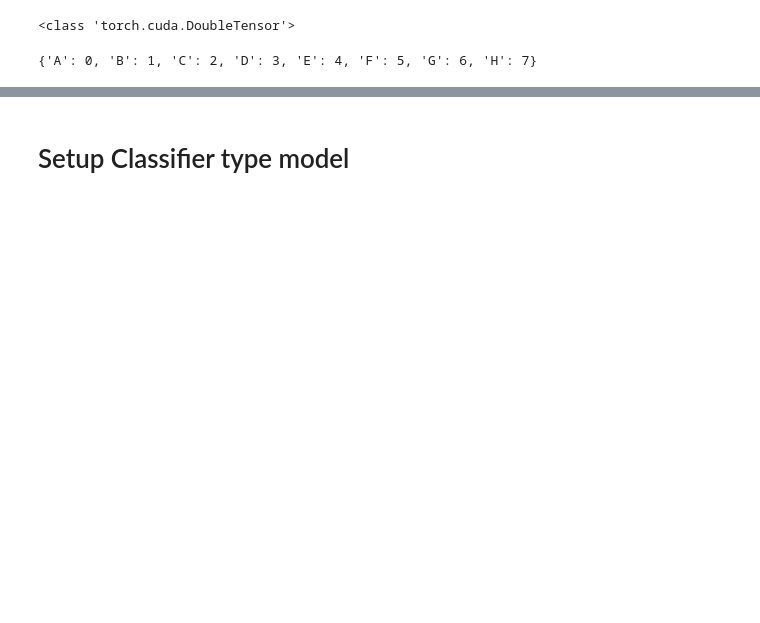
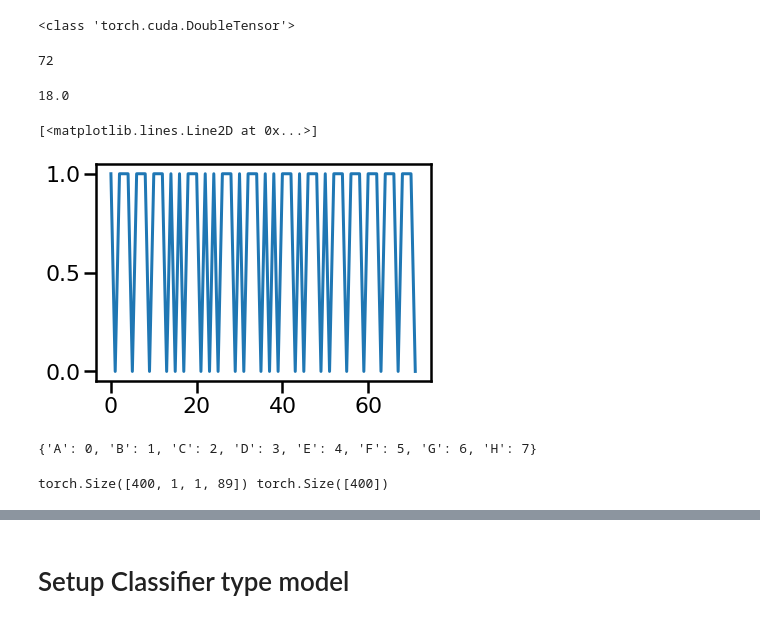
Before and after one commit to compmem/DeepSITH, a Jupyter notebook: experiments/Hateful8/hateful8.ipynb, the cells around one changed output, grey strips where cells are left out. Saved outputs shown, nothing was run; the diff lists cells and outputs as text; code cells hidden in the pictures; blank space fills up the shorter version.

```diff
--- a/experiments/Hateful8/hateful8.ipynb
+++ b/experiments/Hateful8/hateful8.ipynb
@@ -23,4 +26,29 @@ sn.set_context("poster")
 # %% [output]
 <class 'torch.cuda.DoubleTensor'>
+# %%
+x = 12
+4*x + 2*x
+# %% [output]
+72
+# %%
+72/4
+# %% [output]
+18.0
+# %%
+def generate_noise():
+    """Generates dot and dash based noise."""
+
+    threes = np.random.randint(8, 14)
+    ones = (18 - threes) * 2
+    noise = list(itertools.repeat([1,1,1,0], threes))
+    noise.extend(list(itertools.repeat([1,0], ones)))
+    random.shuffle(noise)
+    noise = np.concatenate(noise)
+    return noise
+noise = generate_noise()
+plt.plot(noise)
+# %% [output]
+[<matplotlib.lines.Line2D at 0x...>]
+[figure, added]
 # %%
 sig_lets = ["A","B","C","D","E","F","G","H",]
@@ -106,0 +71,29 @@ def test_model(model, signals):
+# %%
+torch.manual_seed(12345)
+training_samples = 50
+
+training_signals = []
+training_class = []
+
+for i, sig in enumerate(signals):
+    temp_signals = []
+    temp_class = []
+    for x in range(training_samples):
+        noise = ttype(generate_noise())
+        temp = torch.cat([sig[0,0], noise]).unsqueeze(0).unsqueeze(0).unsqueeze(0)
+        while(any([(temp == c_).all() for c_ in temp_signals])):
+            print('SHIT')
+            noise = ttype(generate_noise())
+            temp = torch.cat([sig[0,0], noise]).unsqueeze(0).unsqueeze(0).unsqueeze(0)
+        temp_signals.append(temp)
+        temp_class.append(i)
+    training_signals.extend(temp_signals)
+    training_class.extend(temp_class)
+
+batch_rand = torch.randperm(training_samples*signals.shape[0])
+training_signals = torch.cat(training_signals)[batch_rand]
+training_class  = ctype(training_class)[batch_rand]
+
+print(training_signals.shape, training_class.shape)
+# %% [output]
+torch.Size([400, 1, 1, 89]) torch.Size([400])
```
Also changed, not shown: parts of 15 cells of this notebook, 4 other files.
